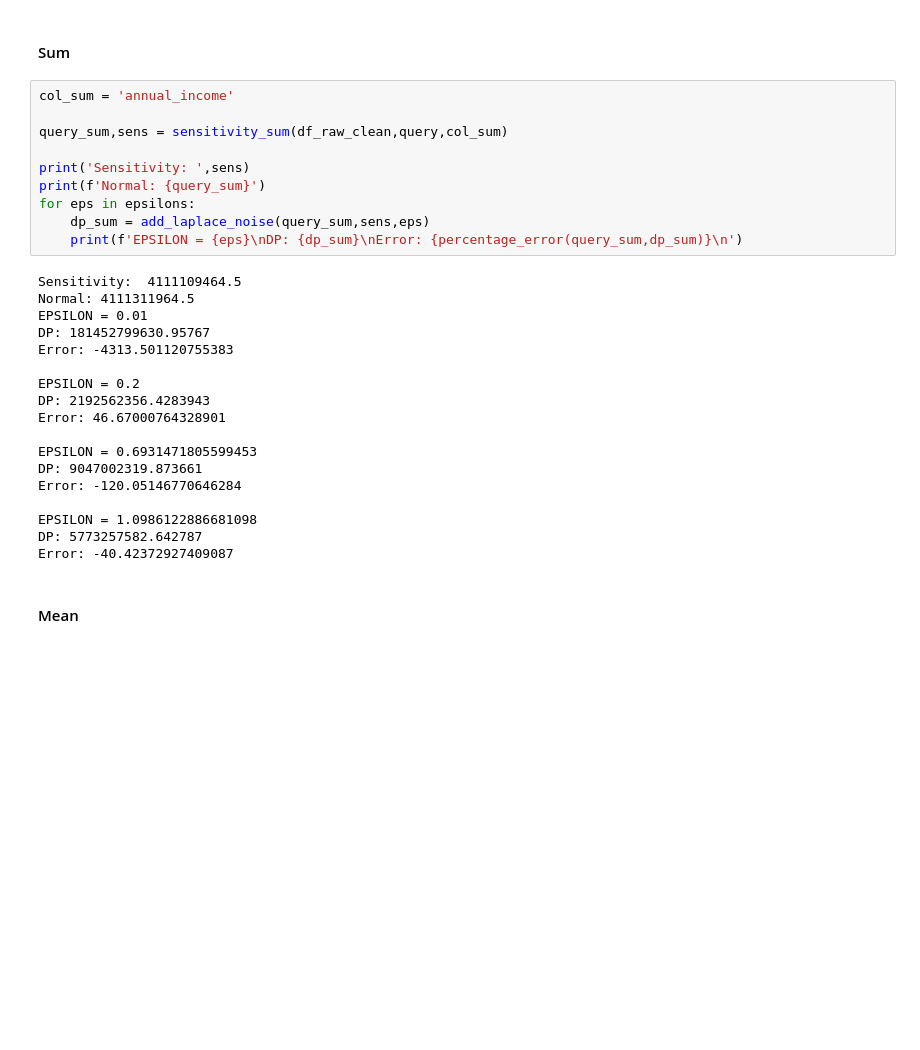
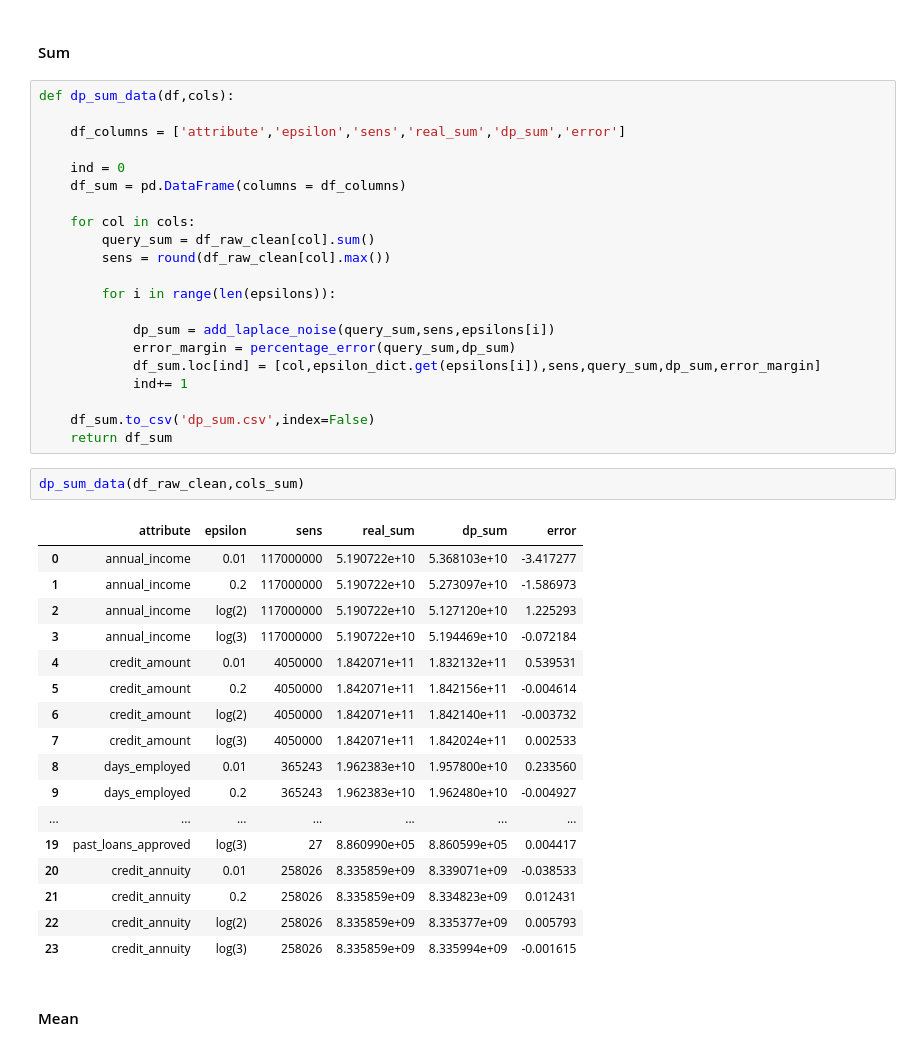
Before and after one commit to bluuuk/security-privacy, a Jupyter notebook: assignment2/code.ipynb, the cells around one changed output. Drawn from its saved outputs; the diff is of its cells as text; blank space fills up the shorter version.

```diff
--- a/assignment2/code.ipynb
+++ b/assignment2/code.ipynb
@@ -165,32 +171,45 @@ query = 'infringed == 1'
 # %% [markdown]
 #### Sum
-# %%
-col_sum = 'annual_income'
-
-query_sum,sens = sensitivity_sum(df_raw_clean,query,col_sum)
-
-print('Sensitivity: ',sens)
-print(f'Normal: {query_sum}')
-for eps in epsilons:
-    dp_sum = add_laplace_noise(query_sum,sens,eps)
-    print(f'EPSILON = {eps}\nDP: {dp_sum}\nError: {percentage_error(query_sum,dp_sum)}\n')
-# %% [output]
-Sensitivity:  4111109464.5
-Normal: 4111311964.5
-EPSILON = 0.01
-DP: 181452799630.95767
-Error: -4313.501120755383
-
-EPSILON = 0.2
-DP: 2192562356.4283943
-Error: 46.67000764328901
-
-EPSILON = 0.6931471805599453
-DP: 9047002319.873661
-Error: -120.05146770646284
-
-EPSILON = 1.0986122886681098
-DP: 5773257582.642787
-Error: -40.42372927409087
+# %%
+def dp_sum_data(df,cols):
+
+    df_columns = ['attribute','epsilon','sens','real_sum','dp_sum','error']
+
+    ind = 0
+    df_sum = pd.DataFrame(columns = df_columns)
+
+    for col in cols:
+        query_sum = df_raw_clean[col].sum()
+        sens = round(df_raw_clean[col].max())
+
+        for i in range(len(epsilons)):
+
+            dp_sum = add_laplace_noise(query_sum,sens,epsilons[i])
+            error_margin = percentage_error(query_sum,dp_sum)
+            df_sum.loc[ind] = [col,epsilon_dict.get(epsilons[i]),sens,query_sum,dp_sum,error_margin]
+            ind+= 1
+
+    df_sum.to_csv('dp_sum.csv',index=False)
+    return df_sum
+# %%
+dp_sum_data(df_raw_clean,cols_sum)
+# %% [output]
+|  | attribute | epsilon | sens | real_sum | dp_sum | error |
+| 0 | annual_income | 0.01 | 117000000 | 5.190722e+10 | 5.368103e+10 | -3.417277 |
+| 1 | annual_income | 0.2 | 117000000 | 5.190722e+10 | 5.273097e+10 | -1.586973 |
+| 2 | annual_income | log(2) | 117000000 | 5.190722e+10 | 5.127120e+10 | 1.225293 |
+| 3 | annual_income | log(3) | 117000000 | 5.190722e+10 | 5.194469e+10 | -0.072184 |
+| 4 | credit_amount | 0.01 | 4050000 | 1.842071e+11 | 1.832132e+11 | 0.539531 |
+| 5 | credit_amount | 0.2 | 4050000 | 1.842071e+11 | 1.842156e+11 | -0.004614 |
+| 6 | credit_amount | log(2) | 4050000 | 1.842071e+11 | 1.842140e+11 | -0.003732 |
+| 7 | credit_amount | log(3) | 4050000 | 1.842071e+11 | 1.842024e+11 | 0.002533 |
+| 8 | days_employed | 0.01 | 365243 | 1.962383e+10 | 1.957800e+10 | 0.233560 |
+| 9 | days_employed | 0.2 | 365243 | 1.962383e+10 | 1.962480e+10 | -0.004927 |
+| ... | ... | ... | ... | ... | ... | ... |
+| 19 | past_loans_approved | log(3) | 27 | 8.860990e+05 | 8.860599e+05 | 0.004417 |
+| 20 | credit_annuity | 0.01 | 258026 | 8.335859e+09 | 8.339071e+09 | -0.038533 |
+| 21 | credit_annuity | 0.2 | 258026 | 8.335859e+09 | 8.334823e+09 | 0.012431 |
+| 22 | credit_annuity | log(2) | 258026 | 8.335859e+09 | 8.335377e+09 | 0.005793 |
+| 23 | credit_annuity | log(3) | 258026 | 8.335859e+09 | 8.335994e+09 | -0.001615 |
 # %% [markdown]
 #### Mean
```
Also changed, not shown: parts of 14 cells of this notebook, 8 other files.
